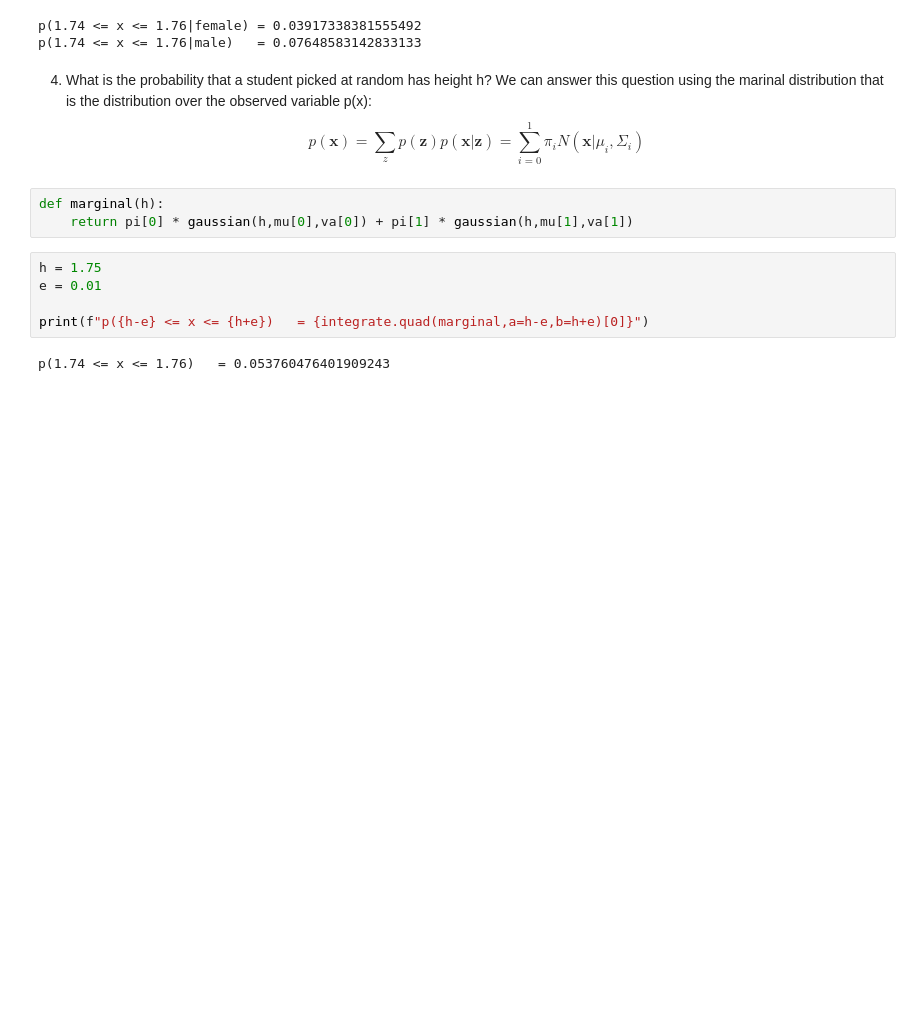
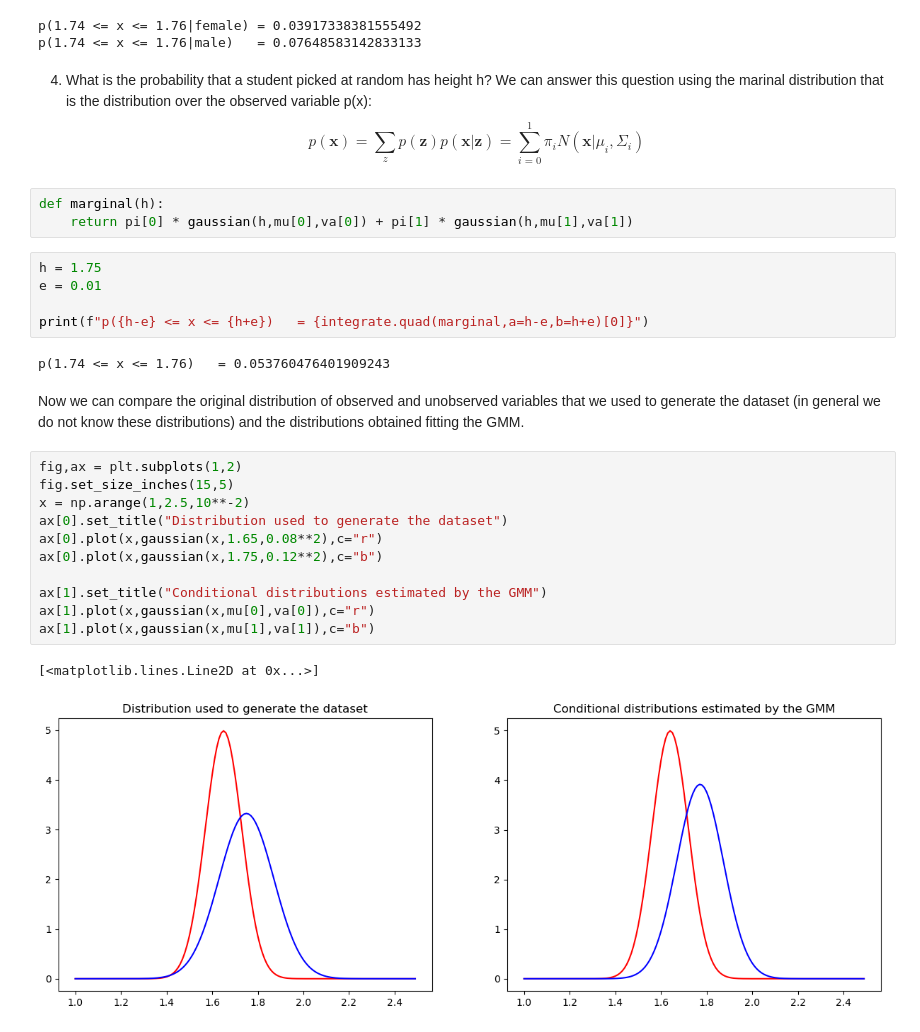
Before and after one commit to giorgiodema/Machine-Learning-2023, a Jupyter notebook: notebooks/09latent_variables.ipynb, the cells around one changed output. Drawn from its saved outputs; the diff is of its cells as text; blank space fills up the shorter version.

```diff
--- a/notebooks/09latent_variables.ipynb
+++ b/notebooks/09latent_variables.ipynb
@@ -195,3 +195,19 @@ e = 0.01
 print(f"p({h-e} <= x <= {h+e})   = {integrate.quad(marginal,a=h-e,b=h+e)[0]}")
 # %% [output]
 p(1.74 <= x <= 1.76)   = 0.053760476401909243
+# %% [markdown]
+Now we can compare the original distribution of observed and unobserved variables that we used to generate the dataset (in general we do not know these distributions) and the distributions obtained fitting the GMM.
+# %%
+fig,ax = plt.subplots(1,2)
+fig.set_size_inches(15,5)
+x = np.arange(1,2.5,10**-2)
+ax[0].set_title("Distribution used to generate the dataset")
+ax[0].plot(x,gaussian(x,1.65,0.08**2),c="r")
+ax[0].plot(x,gaussian(x,1.75,0.12**2),c="b")
+
+ax[1].set_title("Conditional distributions estimated by the GMM")
+ax[1].plot(x,gaussian(x,mu[0],va[0]),c="r")
+ax[1].plot(x,gaussian(x,mu[1],va[1]),c="b")
+# %% [output]
+[<matplotlib.lines.Line2D at 0x...>]
+[figure, added]
```
Also changed, not shown: parts of 1 cell of this notebook.
